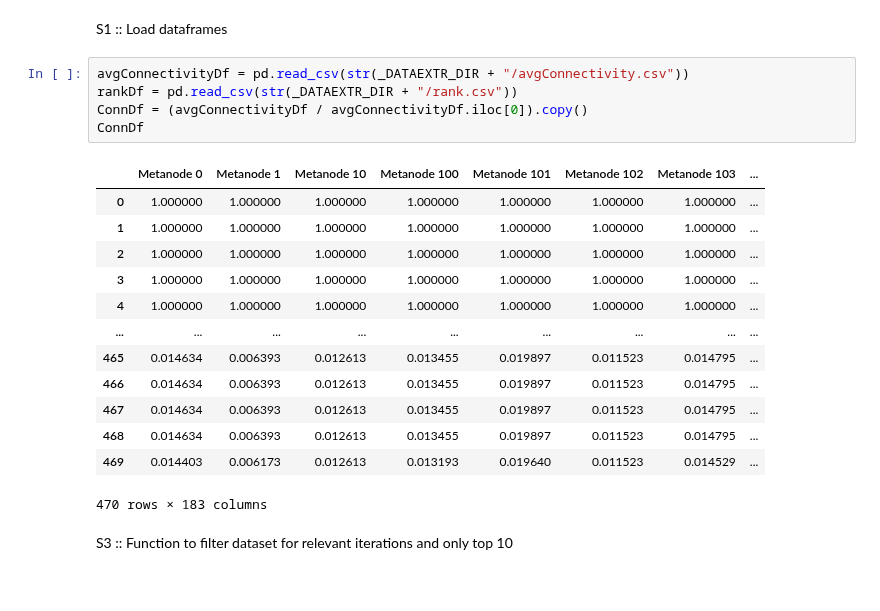
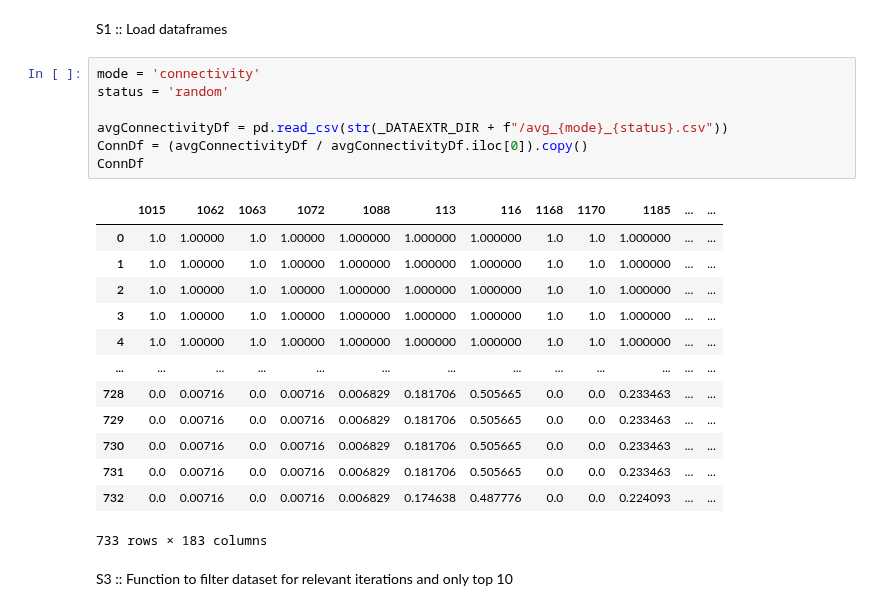
Before and after one commit to vinp505/UCNA, a Jupyter notebook: visualizations/connectivity_top10.ipynb, the cells around one changed output. Cells and saved outputs as stored; diff of their text form.

```diff
--- a/visualizations/connectivity_top10.ipynb
+++ b/visualizations/connectivity_top10.ipynb
@@ -13,24 +13,26 @@ _DATAEXTR_DIR = "../dataExtracted"
 # %% [markdown]
 S1 :: Load dataframes
 # %%
-avgConnectivityDf = pd.read_csv(str(_DATAEXTR_DIR + "/avgConnectivity.csv"))
-rankDf = pd.read_csv(str(_DATAEXTR_DIR + "/rank.csv"))
+mode = 'connectivity'
+status = 'random'
+
+avgConnectivityDf = pd.read_csv(str(_DATAEXTR_DIR + f"/avg_{mode}_{status}.csv"))
 ConnDf = (avgConnectivityDf / avgConnectivityDf.iloc[0]).copy()
 ConnDf
 # %% [output]
-|  | Metanode 0 | Metanode 1 | Metanode 10 | Metanode 100 | Metanode 101 | Metanode 102 | Metanode 103 | ... |
-| 0 | 1.000000 | 1.000000 | 1.000000 | 1.000000 | 1.000000 | 1.000000 | 1.000000 | ... |
-| 1 | 1.000000 | 1.000000 | 1.000000 | 1.000000 | 1.000000 | 1.000000 | 1.000000 | ... |
-| 2 | 1.000000 | 1.000000 | 1.000000 | 1.000000 | 1.000000 | 1.000000 | 1.000000 | ... |
-| 3 | 1.000000 | 1.000000 | 1.000000 | 1.000000 | 1.000000 | 1.000000 | 1.000000 | ... |
-| 4 | 1.000000 | 1.000000 | 1.000000 | 1.000000 | 1.000000 | 1.000000 | 1.000000 | ... |
-| ... | ... | ... | ... | ... | ... | ... | ... | ... |
-| 465 | 0.014634 | 0.006393 | 0.012613 | 0.013455 | 0.019897 | 0.011523 | 0.014795 | ... |
-| 466 | 0.014634 | 0.006393 | 0.012613 | 0.013455 | 0.019897 | 0.011523 | 0.014795 | ... |
-| 467 | 0.014634 | 0.006393 | 0.012613 | 0.013455 | 0.019897 | 0.011523 | 0.014795 | ... |
-| 468 | 0.014634 | 0.006393 | 0.012613 | 0.013455 | 0.019897 | 0.011523 | 0.014795 | ... |
-| 469 | 0.014403 | 0.006173 | 0.012613 | 0.013193 | 0.019640 | 0.011523 | 0.014529 | ... |
+|  | 1015 | 1062 | 1063 | 1072 | 1088 | 113 | 116 | 1168 | 1170 | 1185 | ... | ... |
+| 0 | 1.0 | 1.00000 | 1.0 | 1.00000 | 1.000000 | 1.000000 | 1.000000 | 1.0 | 1.0 | 1.000000 | ... | ... |
+| 1 | 1.0 | 1.00000 | 1.0 | 1.00000 | 1.000000 | 1.000000 | 1.000000 | 1.0 | 1.0 | 1.000000 | ... | ... |
+| 2 | 1.0 | 1.00000 | 1.0 | 1.00000 | 1.000000 | 1.000000 | 1.000000 | 1.0 | 1.0 | 1.000000 | ... | ... |
+| 3 | 1.0 | 1.00000 | 1.0 | 1.00000 | 1.000000 | 1.000000 | 1.000000 | 1.0 | 1.0 | 1.000000 | ... | ... |
+| 4 | 1.0 | 1.00000 | 1.0 | 1.00000 | 1.000000 | 1.000000 | 1.000000 | 1.0 | 1.0 | 1.000000 | ... | ... |
+| ... | ... | ... | ... | ... | ... | ... | ... | ... | ... | ... | ... | ... |
+| 728 | 0.0 | 0.00716 | 0.0 | 0.00716 | 0.006829 | 0.181706 | 0.505665 | 0.0 | 0.0 | 0.233463 | ... | ... |
+| 729 | 0.0 | 0.00716 | 0.0 | 0.00716 | 0.006829 | 0.181706 | 0.505665 | 0.0 | 0.0 | 0.233463 | ... | ... |
+| 730 | 0.0 | 0.00716 | 0.0 | 0.00716 | 0.006829 | 0.181706 | 0.505665 | 0.0 | 0.0 | 0.233463 | ... | ... |
+| 731 | 0.0 | 0.00716 | 0.0 | 0.00716 | 0.006829 | 0.181706 | 0.505665 | 0.0 | 0.0 | 0.233463 | ... | ... |
+| 732 | 0.0 | 0.00716 | 0.0 | 0.00716 | 0.006829 | 0.174638 | 0.487776 | 0.0 | 0.0 | 0.224093 | ... | ... |
-470 rows × 183 columns
+733 rows × 183 columns
 # %% [markdown]
 S3 :: Function to filter dataset for relevant iterations and only top 10
 # %%
```
Also changed, not shown: parts of 1 cell of this notebook, 14 other files.
